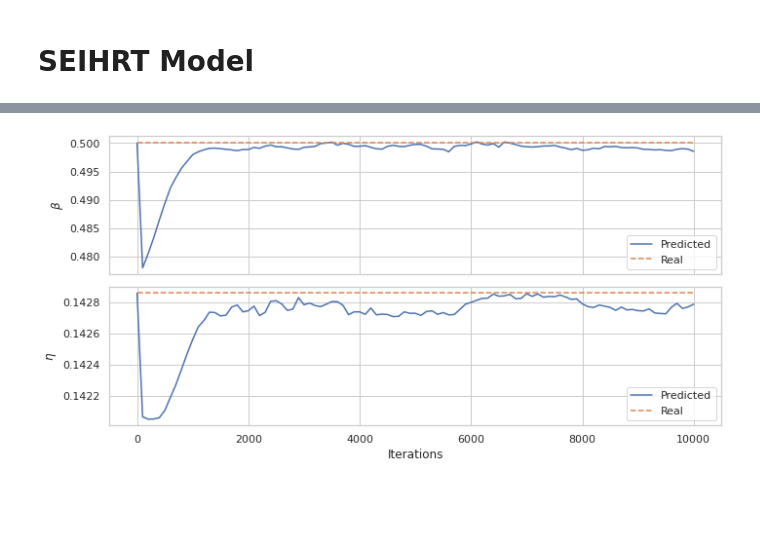
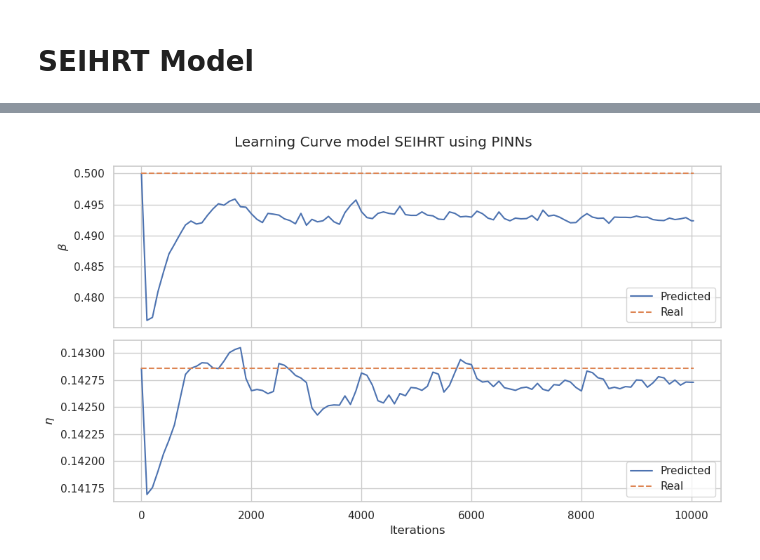
Before and after one commit to AdanXBaca/detox_journey, a Jupyter notebook: src/seihrt_pinn.ipynb, the cells around one changed output, grey strips where cells are left out. Drawn from its saved outputs; the diff is of its cells as text; code cells hidden in the pictures; blank space fills up the shorter version.

```diff
--- a/src/seihrt_pinn.ipynb
+++ b/src/seihrt_pinn.ipynb
@@ -266,11 +269,11 @@ def pinn(data_t, data_y, parameters, hyperparameters):
     return model, losshistory, train_state, parameters_pred, variable
 # %%
 hyperparameters = {
-    "search_range":(0.2, 1.8),
+    "search_range": (0.2, 1.8),
     "iterations": 10000,
     "layers": 3,
     "neurons": 64,
-    "activation": "relu",
+    "activation": "tanh",
     "loss_weights": [
         # 1, 1, 1, 1, 1, 1,
         1, 1, 1, 1, 1, 1,
@@ -378,21 +403,21 @@ parameters_pred_history = {
 }
 # %%
 n_callbacks, n_variables = raw_parameters_pred_history.shape
-fig, axes = plt.subplots(nrows=n_variables, ncols=1, sharex=True, figsize=(10, 5))
+fig, axes = plt.subplots(nrows=n_variables, ncols=1, sharex=True, figsize=(10, 6))
 for ax, (parameter, parameter_value) in zip(axes.flatten(), parameters_real.items()):
     ax.plot(iterations, parameters_pred_history[parameter] , "-", label="Predicted")
     ax.plot(iterations, np.ones_like(iterations) * parameter_value, "--", label="Real")
     if parameter == "beta":
         ax.set_ylabel(r"$\beta$")
     elif parameter == "eta":
         ax.set_ylabel(r"$\eta$")
         ax.set_xlabel("Iterations")
     ax.legend()
 fig.suptitle(f"Learning Curve model {model_name} using PINNs")
 fig.tight_layout()
-fig.savefig(f"{model_name}_pinn_parameter_estimation.png", dpi=300)
+fig.savefig(images_path / f"{model_name}_pinn_parameter_estimation.png", dpi=300)
 # %% [output]
-[figure, old version]
+[figure, new version]
 # %%
 error_df = (
     pd.DataFrame(
```
Also changed, not shown: parts of 6 cells of this notebook, 4 other files.
